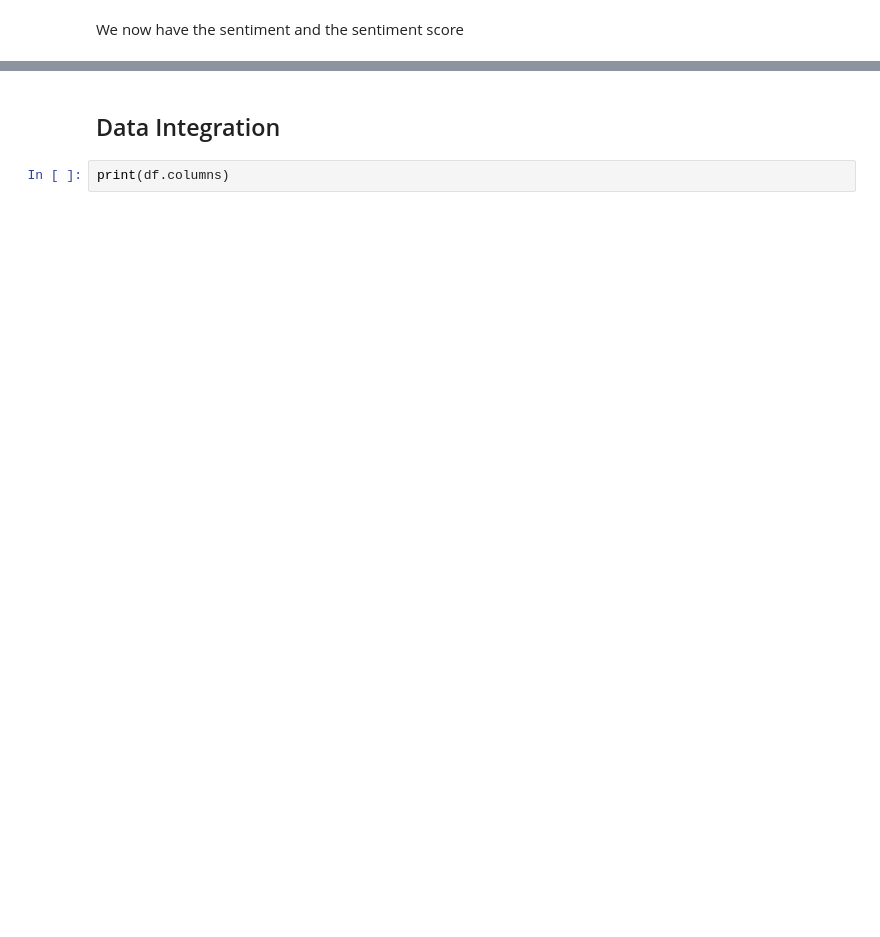
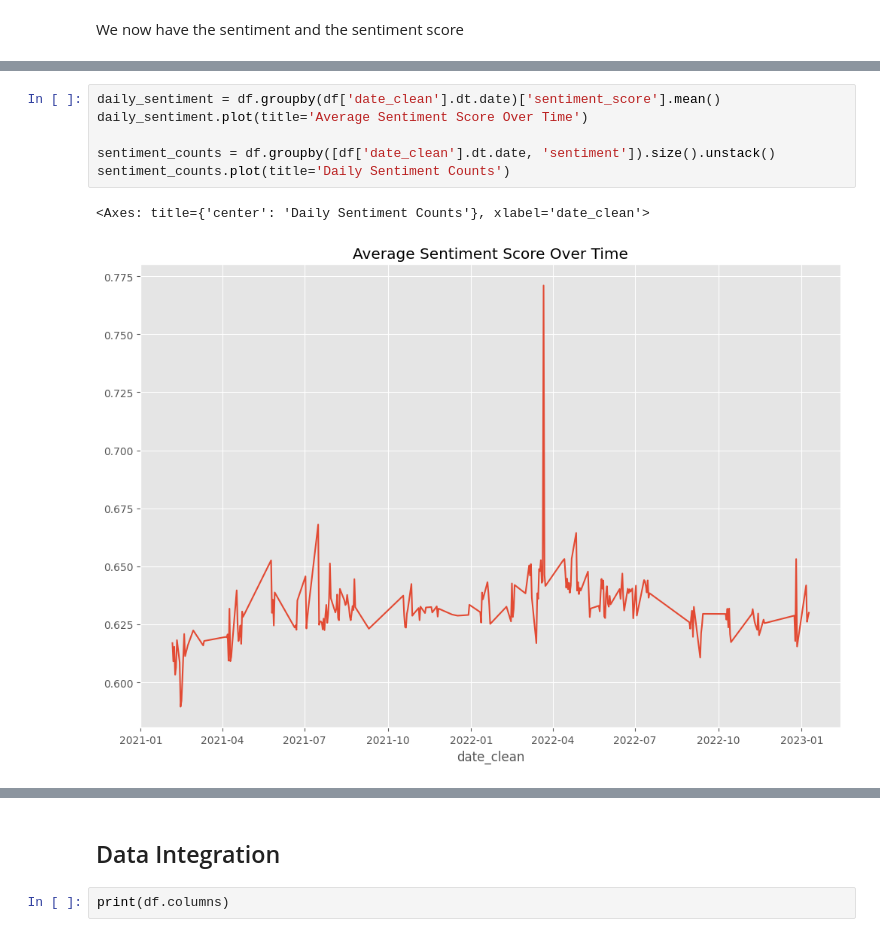
Before and after one commit to Fizryfu/Capstone, a Jupyter notebook: Capstone Project/Capstone_Project.ipynb, the cells around one changed output, grey strips where cells are left out. Saved outputs shown, nothing was run; the diff lists cells and outputs as text; blank space fills up the shorter version.

```diff
--- a/Capstone Project/Capstone_Project.ipynb
+++ b/Capstone Project/Capstone_Project.ipynb
@@ -295,0 +308,9 @@ We now have the sentiment and the sentiment score
+# %%
+daily_sentiment = df.groupby(df['date_clean'].dt.date)['sentiment_score'].mean()
+daily_sentiment.plot(title='Average Sentiment Score Over Time')
+
+sentiment_counts = df.groupby([df['date_clean'].dt.date, 'sentiment']).size().unstack()
+sentiment_counts.plot(title='Daily Sentiment Counts')
+# %% [output]
+<Axes: title={'center': 'Daily Sentiment Counts'}, xlabel='date_clean'>
+[figure, added]
```
Also changed, not shown: parts of 16 cells of this notebook.
